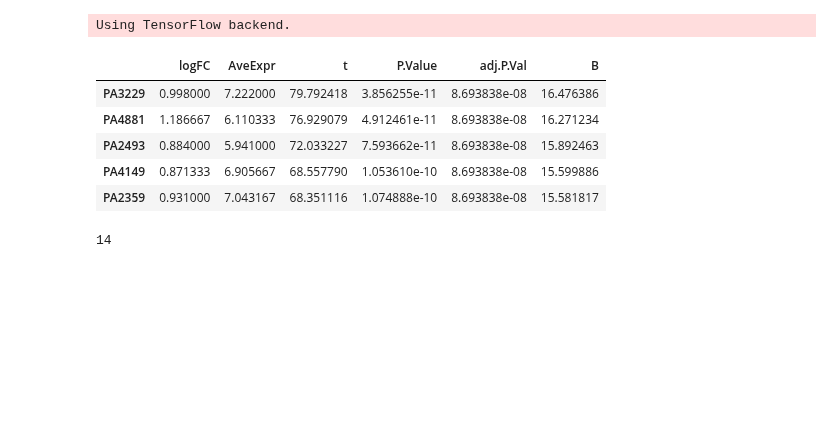
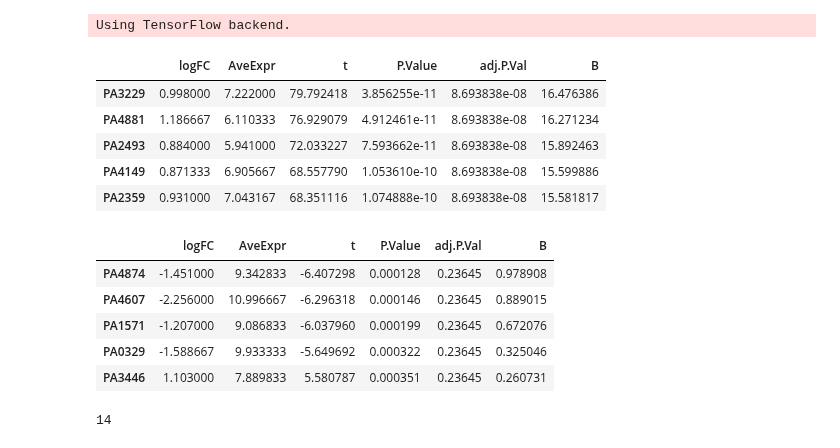
Before and after one commit to greenelab/simulate-expression-compendia, a Jupyter notebook: Differential_expression/heatmap_DEGs_original_vs_simulated.ipynb, the cells around one changed output. Drawn from its saved outputs; the diff is of its cells as text; code cells hidden in the pictures; blank space fills up the shorter version.

```diff
--- a/Differential_expression/heatmap_DEGs_original_vs_simulated.ipynb
+++ b/Differential_expression/heatmap_DEGs_original_vs_simulated.ipynb
@@ -38,6 +38,7 @@ local_dir = params["local_dir"]
 experiment_id = 'E-GEOD-51409'
 # %%
 # Input files
+# File containing expression data from template experiment
 selected_original_data_file = os.path.join(
     local_dir,
     "pseudo_experiment",
@@ -48,17 +49,29 @@ selected_simulated_data_file = os.path.join(
     "pseudo_experiment",
     "selected_simulated_data_"+experiment_id+"_example.txt")
 
+selected_control_data_file = os.path.join(
+    local_dir,
+    "pseudo_experiment",
+    "selected_control_data_"+experiment_id+"_example.txt")
+
+# Files containing DE summary statistics
+DE_stats_original_file = os.path.join(
+    local_dir,
+    "pseudo_experiment",
+    "output_original",
+    "DE_stats_original_data_"+experiment_id+"_example.txt")
+
 DE_stats_simulated_file = os.path.join(
     local_dir,
     "pseudo_experiment",
     "output_simulated",
     "DE_stats_simulated_data_"+experiment_id+"_example.txt")
 
-DE_stats_original_file = os.path.join(
+DE_stats_control_file = os.path.join(
     local_dir,
     "pseudo_experiment",
-    "output_original",
-    "DE_stats_original_data_"+experiment_id+"_example.txt")
+    "output_control",
+    "DE_stats_control_data_"+experiment_id+"_example.txt")
 # %%
 # Output files
 base_dir = os.path.abspath(
@@ -122,4 +160,13 @@ DE_stats_simulated_data.head()
 | PA2493 | 0.884000 | 5.941000 | 72.033227 | 7.593662e-11 | 8.693838e-08 | 15.892463 |
 | PA4149 | 0.871333 | 6.905667 | 68.557790 | 1.053610e-10 | 8.693838e-08 | 15.599886 |
 | PA2359 | 0.931000 | 7.043167 | 68.351116 | 1.074888e-10 | 8.693838e-08 | 15.581817 |
+# %%
+DE_stats_control_data.head()
+# %% [output]
+|  | logFC | AveExpr | t | P.Value | adj.P.Val | B |
+| PA4874 | -1.451000 | 9.342833 | -6.407298 | 0.000128 | 0.23645 | 0.978908 |
+| PA4607 | -2.256000 | 10.996667 | -6.296318 | 0.000146 | 0.23645 | 0.889015 |
+| PA1571 | -1.207000 | 9.086833 | -6.037960 | 0.000199 | 0.23645 | 0.672076 |
+| PA0329 | -1.588667 | 9.933333 | -5.649692 | 0.000322 | 0.23645 | 0.325046 |
+| PA3446 | 1.103000 | 7.889833 | 5.580787 | 0.000351 | 0.23645 | 0.260731 |
 # %%
```
Also changed, not shown: parts of 7 cells of this notebook, 4 other files.
